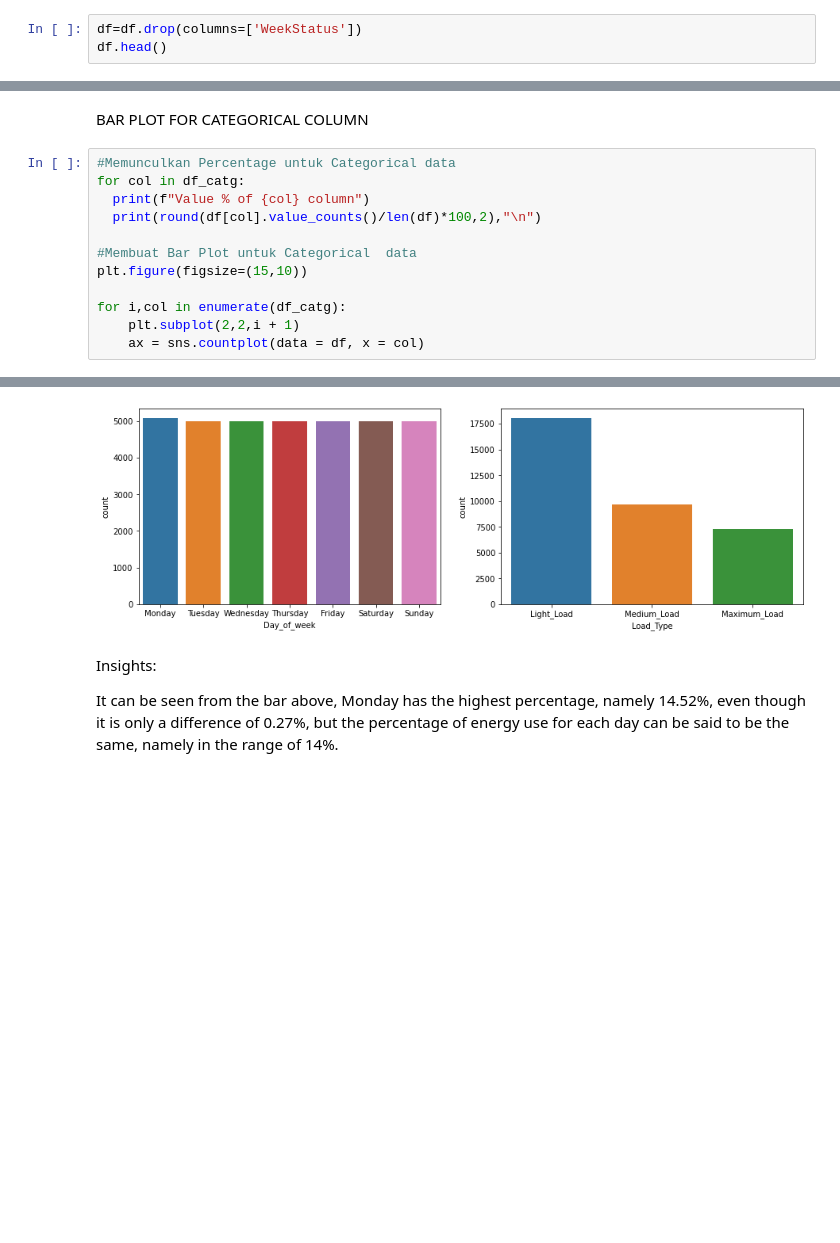
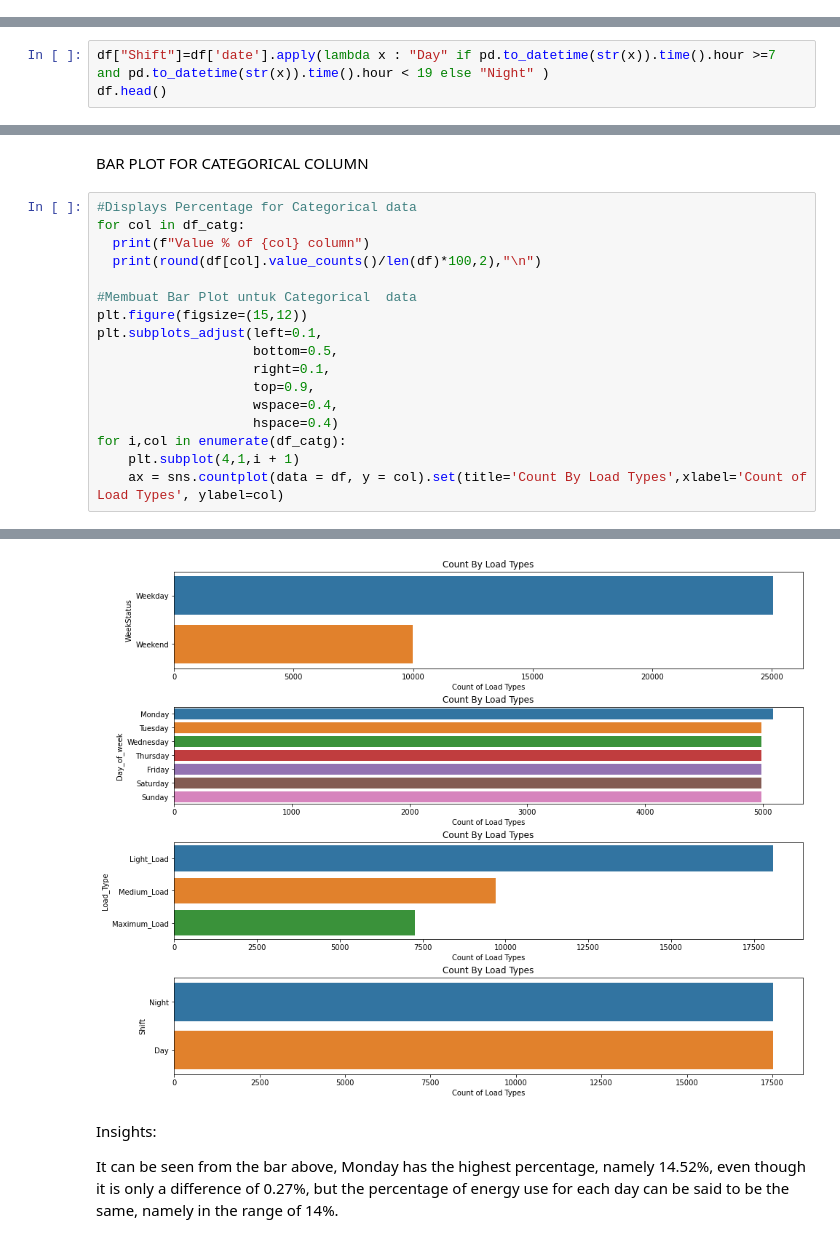
Before and after one commit to sunilmittal22/BITS-Steel-Industry-Energy-Consumption, a Jupyter notebook: Steel Industry Energy Consumption.ipynb, the cells around one changed output, grey strips where cells are left out. Saved outputs shown, nothing was run; the diff lists cells and outputs as text; blank space fills up the shorter version.

```diff
--- a/Steel Industry Energy Consumption.ipynb
+++ b/Steel Industry Energy Consumption.ipynb
@@ -99,3 +117,0 @@ Because the week status and day of week for this case have the same function, th
-# %%
-df=df.drop(columns=['WeekStatus'])
-df.head()
@@ -108,0 +120,3 @@ df.head()
+# %%
+df["Shift"]=df['date'].apply(lambda x : "Day" if pd.to_datetime(str(x)).time().hour >=7 and pd.to_datetime(str(x)).time().hour < 19 else "Night" )
+df.head()
@@ -227,15 +254,20 @@ Insights:
 # %% [markdown]
 BAR PLOT FOR CATEGORICAL COLUMN
 # %%
-#Memunculkan Percentage untuk Categorical data
+#Displays Percentage for Categorical data
 for col in df_catg:
   print(f"Value % of {col} column")
   print(round(df[col].value_counts()/len(df)*100,2),"\n")
 
 #Membuat Bar Plot untuk Categorical  data
-plt.figure(figsize=(15,10))
-
+plt.figure(figsize=(15,12))
+plt.subplots_adjust(left=0.1,
+                    bottom=0.5,
+                    right=0.1,
+                    top=0.9,
+                    wspace=0.4,
+                    hspace=0.4)
 for i,col in enumerate(df_catg):
-    plt.subplot(2,2,i + 1)
-    ax = sns.countplot(data = df, x = col)
+    plt.subplot(4,1,i + 1)
+    ax = sns.countplot(data = df, y = col).set(title='Count By Load Types',xlabel='Count of Load Types', ylabel=col)
 # %% [output]
@@ -257,4 +291,4 @@ Name: Load_Type, dtype: float64
-[figure, old version]
+[figure, new version]
 # %% [markdown]
 Insights:
 
```
Also changed, not shown: parts of 16 cells of this notebook.
